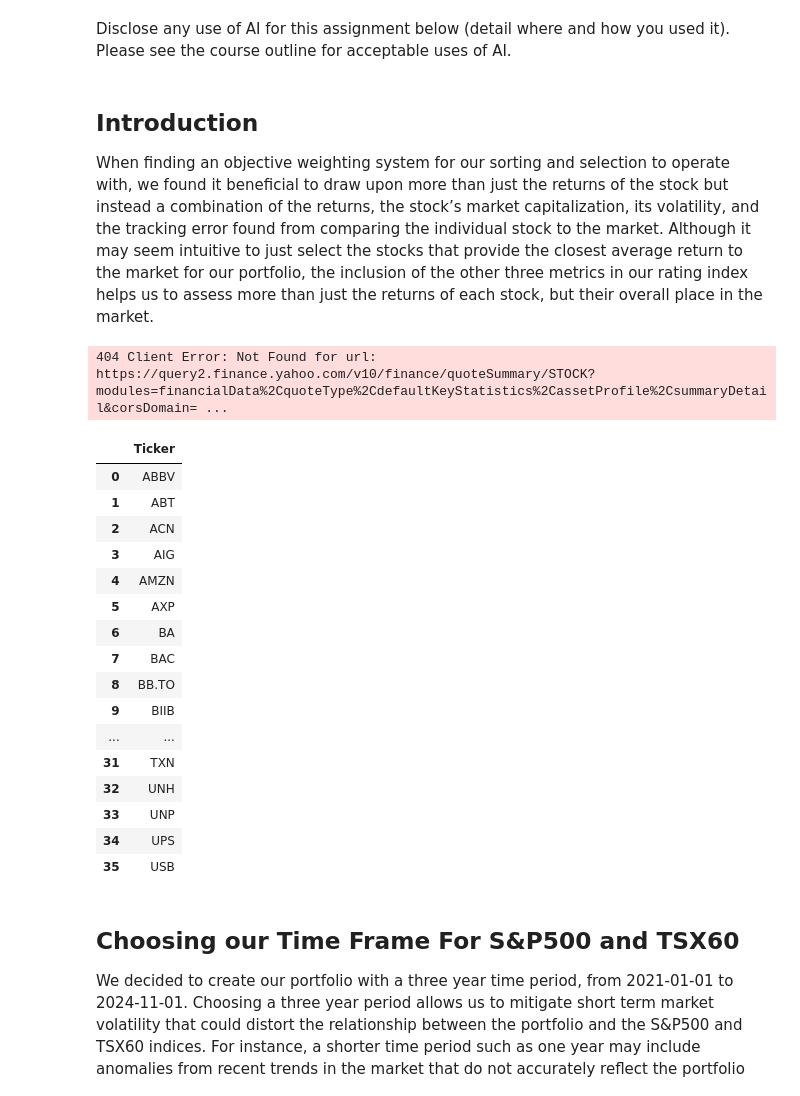
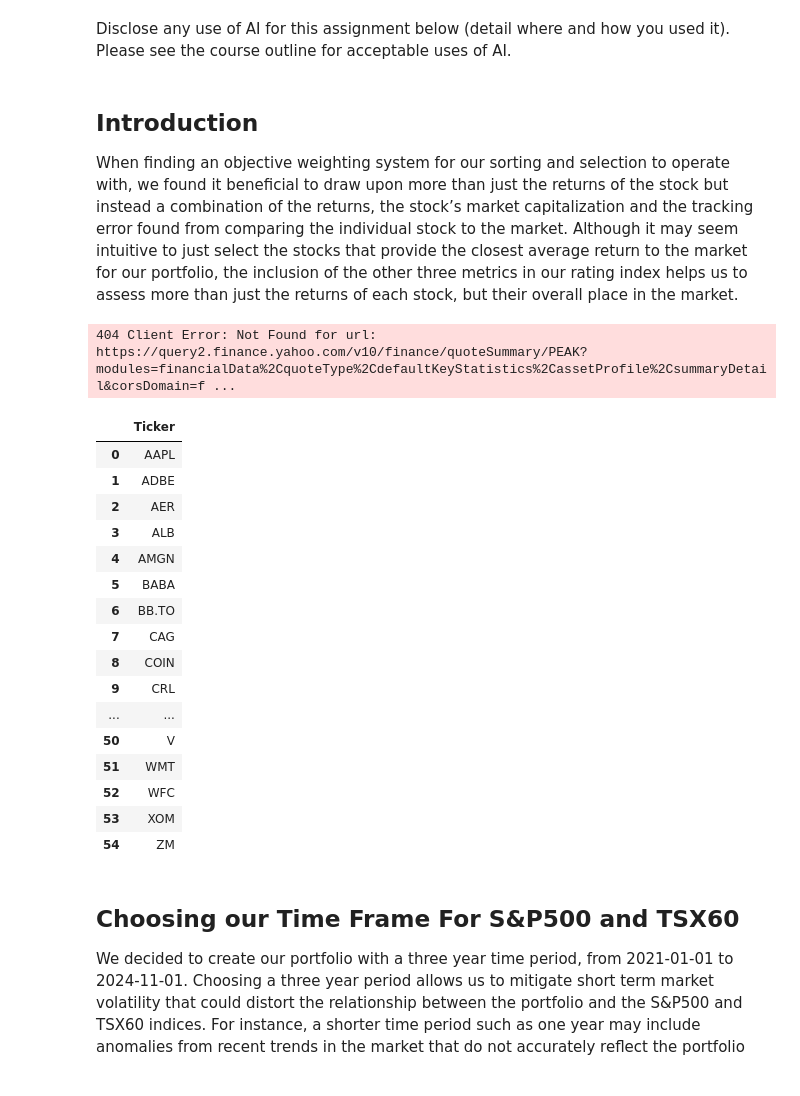
Before and after one commit to JiaxiZhao0927/CFM-Team-Project, a Jupyter notebook: Team_17_Assignment.ipynb, the cells around one changed output. Drawn from its saved outputs; the diff is of its cells as text; code cells hidden in the pictures.

```diff
--- a/Team_17_Assignment.ipynb
+++ b/Team_17_Assignment.ipynb
@@ -21,7 +21,7 @@ from datetime import datetime
 Disclose any use of AI for this assignment below (detail where and how you used it).  Please see the course outline for acceptable uses of AI.
 # %% [markdown]
 ## Introduction
-When finding an objective weighting system for our sorting and selection to operate with, we found it beneficial to draw upon more than just the returns of the stock but instead a combination of the returns, the stock’s market capitalization, its volatility, and the tracking error found from comparing the individual stock to the market. Although it may seem intuitive to just select the stocks that provide the closest average return to the market for our portfolio, the inclusion of the other three metrics in our rating index helps us to assess more than just the returns of each stock, but their overall place in the market.
+When finding an objective weighting system for our sorting and selection to operate with, we found it beneficial to draw upon more than just the returns of the stock but instead a combination of the returns, the stock’s market capitalization and the tracking error found from comparing the individual stock to the market. Although it may seem intuitive to just select the stocks that provide the closest average return to the market for our portfolio, the inclusion of the other three metrics in our rating index helps us to assess more than just the returns of each stock, but their overall place in the market.
 # %%
 ## Read in portfolio of tickers and create a dataframe
 start_date_required = '2023-10-01'
@@ -119,30 +119,30 @@ def remove_unwanted(df):
     return df
 # %%
 # Retrieving tickers from csv file
-tickers = pd.read_csv('Tickers.csv', header=None)
+tickers = pd.read_csv('custom_tickers.csv', header=None)
 tickers = tickers.rename(columns={0: 'Ticker'})
 
 df = remove_unwanted(tickers)
 df
 # %% [output]
-404 Client Error: Not Found for url: https://query2.finance.yahoo.com/v10/finance/quoteSummary/STOCK?modules=financialData%2CquoteType%2CdefaultKeyStatistics%2CassetProfile%2CsummaryDetail&corsDomain= ...
+404 Client Error: Not Found for url: https://query2.finance.yahoo.com/v10/finance/quoteSummary/PEAK?modules=financialData%2CquoteType%2CdefaultKeyStatistics%2CassetProfile%2CsummaryDetail&corsDomain=f ...
 |  | Ticker |
-| 0 | ABBV |
-| 1 | ABT |
-| 2 | ACN |
-| 3 | AIG |
-| 4 | AMZN |
-| 5 | AXP |
-| 6 | BA |
-| 7 | BAC |
-| 8 | BB.TO |
-| 9 | BIIB |
+| 0 | AAPL |
+| 1 | ADBE |
+| 2 | AER |
+| 3 | ALB |
+| 4 | AMGN |
+| 5 | BABA |
+| 6 | BB.TO |
+| 7 | CAG |
+| 8 | COIN |
+| 9 | CRL |
 | ... | ... |
-| 31 | TXN |
-| 32 | UNH |
-| 33 | UNP |
-| 34 | UPS |
-| 35 | USB |
+| 50 | V |
+| 51 | WMT |
+| 52 | WFC |
+| 53 | XOM |
+| 54 | ZM |
 # %% [markdown]
 ## Choosing our Time Frame For S&P500 and TSX60
 We decided to create our portfolio with a three year time period, from 2021-01-01 to 2024-11-01. Choosing a three year period allows us to mitigate short term market volatility that could distort the relationship between the portfolio and the S&P500 and TSX60 indices. For instance, a shorter time period such as one year may include anomalies from recent trends in the market that do not accurately reflect the portfolio long term. This is especially important when calculating volatility as it can be inflated by short-term price swings. Furthermore, a three year time period is long enough to capture different market cycles to provide a more accurate representation of how the portfolio will perform under different market conditions. This ensures the portfolio is not biased towards a single market trend, allowing us to better evaluate its consistency.
```
Also changed, not shown: parts of 19 cells of this notebook.
